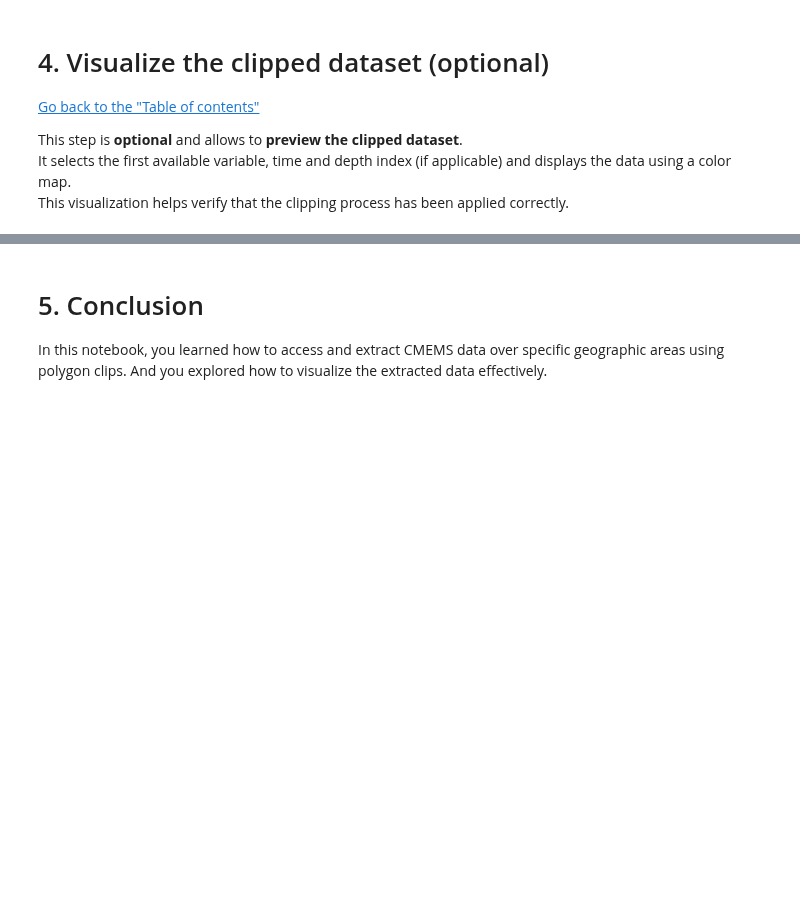
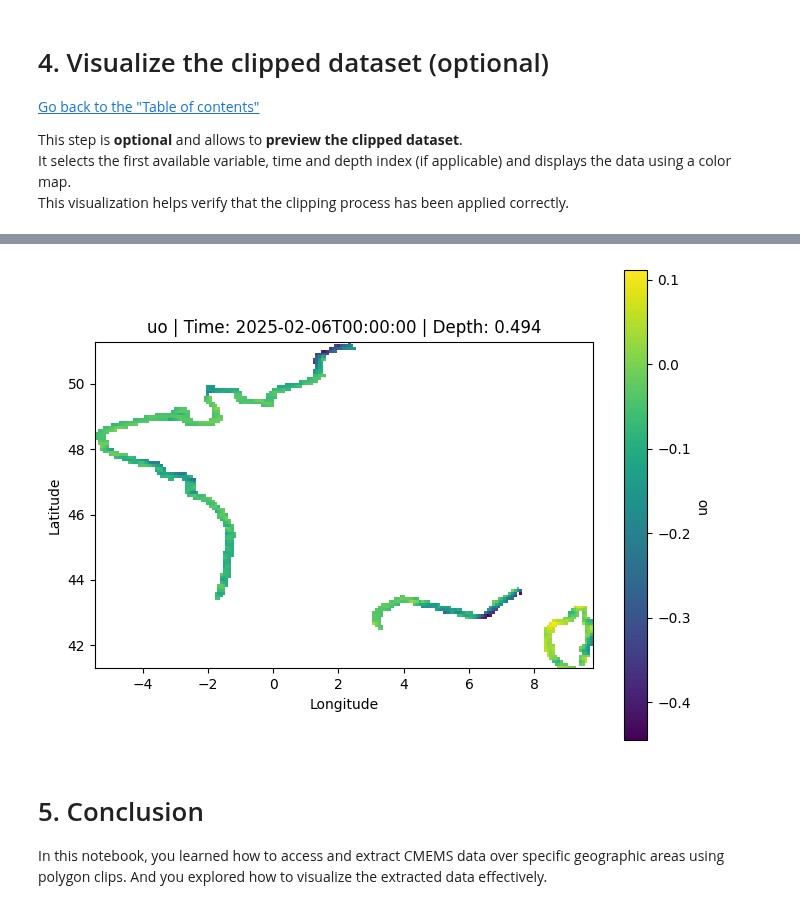
Before and after one commit to mercator-ocean/copernicus-marine-toolbox, a Jupyter notebook: doc/usage/subset_using_polygons.ipynb, the cells around one changed output, grey strips where cells are left out. Saved outputs shown, nothing was run; the diff lists cells and outputs as text; code cells hidden in the pictures; blank space fills up the shorter version.

```diff
--- a/doc/usage/subset_using_polygons.ipynb
+++ b/doc/usage/subset_using_polygons.ipynb
@@ -124,10 +117,13 @@ da = clipped_data[var_name].isel(time=0, depth=0, missing_dims="ignore")
 time = str(da.time.values)[:19] if "time" in da.coords else "N/A"
 depth = round(da.depth.values.item(), 3) if "depth" in da.coords else "Surface"
 
-da.hvplot(
-    x="longitude",
-    y="latitude",
-    aspect='equal',
-    title=f"Variable: {var_name} | Time: {time} | Depth: {depth}"
-)
+plt.figure(figsize=(7, 5))
+plt.pcolormesh(da.longitude, da.latitude, da.values, shading='auto')
+plt.colorbar(label=var_name)
+plt.title(f"{var_name} | Time: {time} | Depth: {depth}")
+plt.xlabel("Longitude")
+plt.ylabel("Latitude")
+plt.gca().set_aspect('equal')
+plt.tight_layout()
+plt.show()
 # %% [output]
@@ -135,3 +130,4 @@ da.hvplot(
+[figure, added]
 # %% [markdown]
 # 5. Conclusion
 
```
Also changed, not shown: parts of 5 cells of this notebook.
